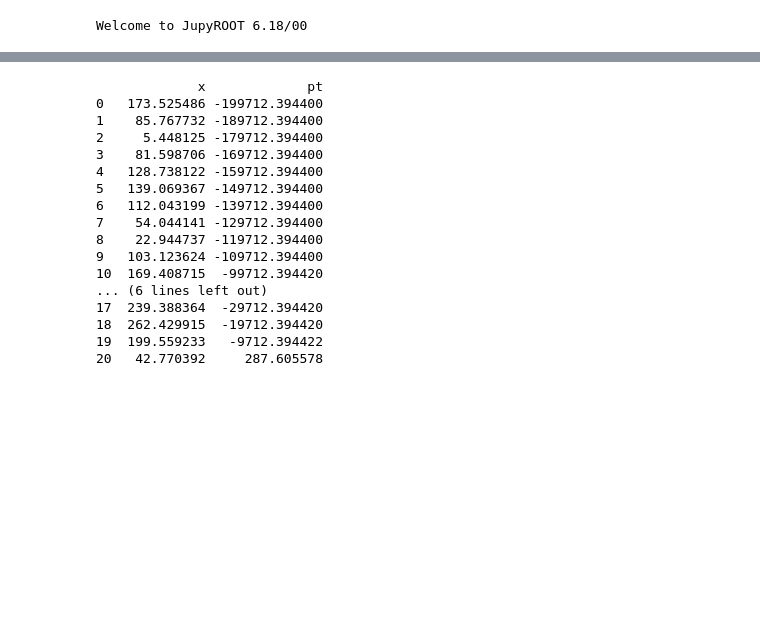
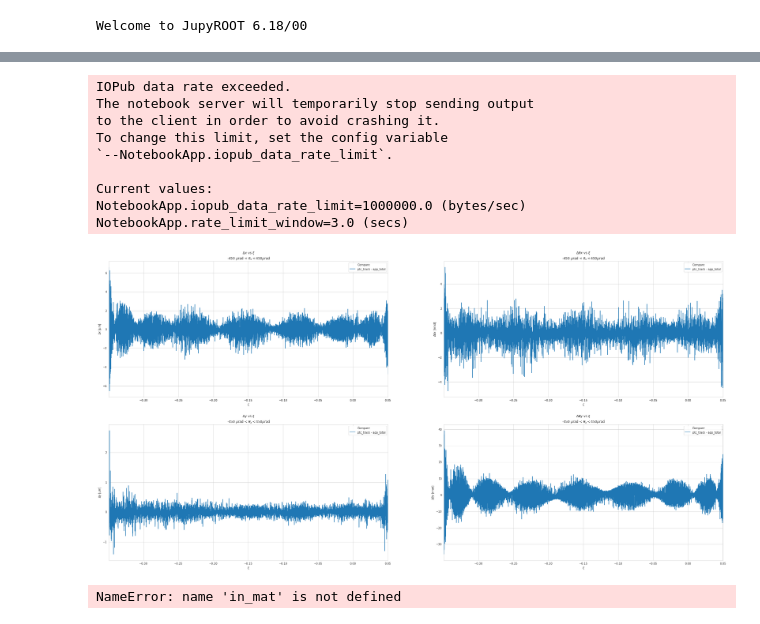
Before and after one commit to mucharafal/optics_generator_python, a Jupyter notebook: notebooks/Errors.ipynb, the cells around one changed output, grey strips where cells are left out. Saved outputs shown, nothing was run; the diff lists cells and outputs as text; code cells hidden in the pictures; blank space fills up the shorter version.

```diff
--- a/notebooks/Errors.ipynb
+++ b/notebooks/Errors.ipynb
@@ -103,12 +109,12 @@ transporter6 = "app_160"
 transporter7 = "prototype_total"
 # %%
 transporters = {
-#     transporter1: (twiss_ptg.generate_from_range, twiss_configuration, twiss_indexes.ptc_twiss),
-    transporter2: (track_ptg.generate_from_range, track_configuration, track_indexes.ptc_track),
-    transporter3: (app_ptg.generate_from_range, approximator, app_indexes.indexes),
-#     transporter4: (app_op.compute_d_x, approximator_120),
-#     transporter5: (app_op.compute_d_x, approximator_140),
-#     transporter6: (app_ptg.generate_from_range, approximator_160, app_indexes.indexes)
-    transporter7: (app_ptg.generate_from_range, prototype_approximator, app_indexes.indexes)
+#     transporter1: (twiss_ptg.transport, twiss_configuration, twiss_indexes.ptc_twiss),
+    transporter2: (track_ptg.transport, track_configuration, track_indexes.ptc_track),
+    transporter3: (app_ptg.transport, approximator, app_indexes.indexes),
+#     transporter4: (app_ptg.transport, approximator_120, app_indexes.indexes),
+#     transporter5: (app_ptg.transport, approximator_140, app_indexes.indexes),
+#     transporter6: (app_ptg.transport, approximator_160, app_indexes.indexes)
+#     transporter7: (app_ptg.transport, prototype_approximator, app_indexes.indexes)
 }
 # %%
@@ -141,20 +163,0 @@ transport.compare(bunch_configuration, transporters, "x", "pt", title_sufix=r"-0
-# %%
-k = transport.compare_heatmap(bunch_configuration, (transporter2, (track_ptg.generate_from_range, track_configuration, track_indexes.ptc_track)), (transporter3, (app_ptg.generate_from_range, approximator, app_indexes.indexes)), "x", "pt") #scatterplot don't work!!!
-# %% [output]
-             x             pt
-0   173.525486 -199712.394400
-1    85.767732 -189712.394400
-2     5.448125 -179712.394400
-3    81.598706 -169712.394400
-4   128.738122 -159712.394400
-5   139.069367 -149712.394400
-6   112.043199 -139712.394400
-7    54.044141 -129712.394400
-8    22.944737 -119712.394400
-9   103.123624 -109712.394400
-10  169.408715  -99712.394420
-... (6 lines left out)
-17  239.388364  -29712.394420
-18  262.429915  -19712.394420
-19  199.559233   -9712.394422
-20   42.770392     287.605578
@@ -165,0 +164,23 @@ sns.kdeplot(k)
+# %%
+f, axes = plt.subplots(2, 2)
+
+fig = plt.gcf()
+fig.set_size_inches(40,20)
+
+title_sufix = r"-450 $\mu$rad < $\theta_x < 450 \mu$rad"
+
+transport.compare(bunch_configuration, transporters, "x", "pt", title_sufix=title_sufix, plot_axes=axes, plot_x_pos=0, plot_y_pos=0) #scatterplot don't work!!!
+transport.compare(bunch_configuration, transporters, "theta x", "pt", title_sufix=title_sufix, plot_axes=axes, plot_x_pos=0, plot_y_pos=1) #scatterplot don't work!!!
+transport.compare(bunch_configuration, transporters, "y", "pt", title_sufix=title_sufix, plot_axes=axes, plot_x_pos=1, plot_y_pos=0) #scatterplot don't work!!!
+transport.compare(bunch_configuration, transporters, "theta y", "pt", title_sufix=title_sufix, plot_axes=axes, plot_x_pos=1, plot_y_pos=1) #scatterplot don't work!!!
+# %% [output]
+IOPub data rate exceeded.
+The notebook server will temporarily stop sending output
+to the client in order to avoid crashing it.
+To change this limit, set the config variable
+`--NotebookApp.iopub_data_rate_limit`.
+
+Current values:
+NotebookApp.iopub_data_rate_limit=1000000.0 (bytes/sec)
+NotebookApp.rate_limit_window=3.0 (secs)
+[figure, added]
@@ -165,0 +191,4 @@ sns.kdeplot(k)
+# %%
+frame = pd.DataFrame({"y": in_mat[2], "pt": in_mat[4]})
+# %% [output]
+NameError: name 'in_mat' is not defined
```
Also changed, not shown: parts of 36 cells of this notebook, 15 other files.
